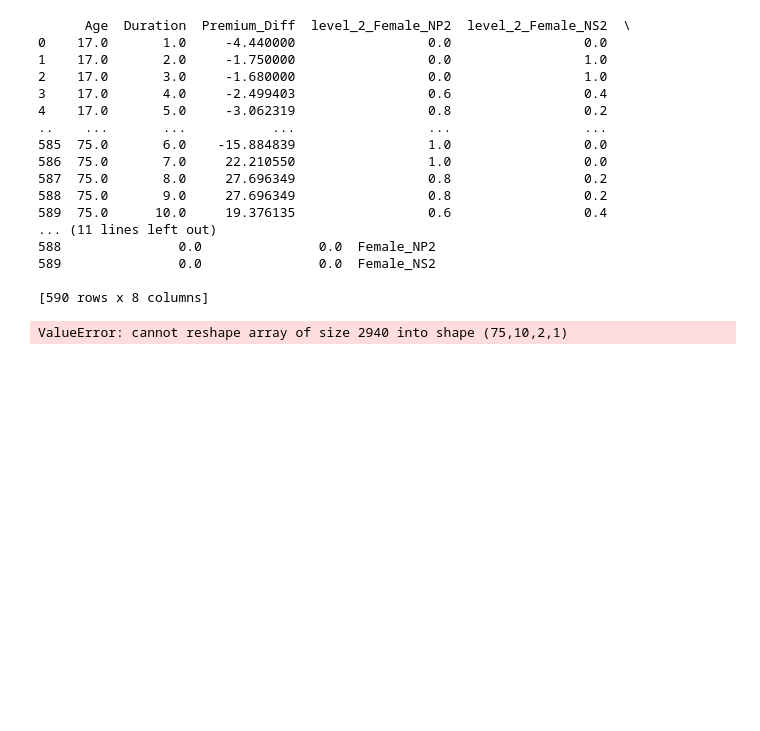
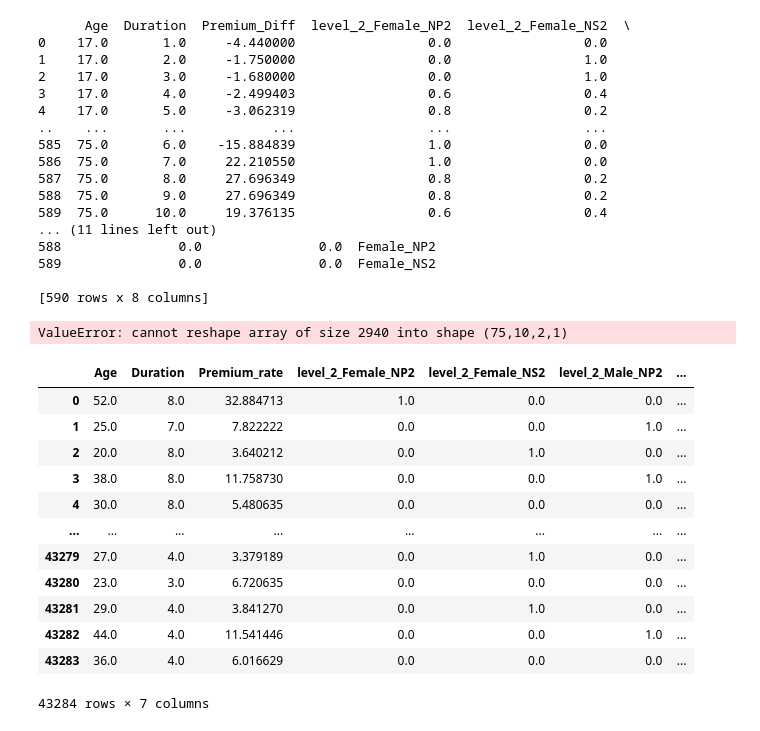
Before and after one commit to Dhaneshkp/DesktopAssistant, a Jupyter notebook: DATA_processing.ipynb, the cells around one changed output. Saved outputs shown, nothing was run; the diff lists cells and outputs as text; code cells hidden in the pictures; blank space fills up the shorter version.

```diff
--- a/DATA_processing.ipynb
+++ b/DATA_processing.ipynb
@@ -282,0 +311,39 @@ print(anomalies)
+# %%
+# prompt: for the dsata  result_df_no_na one hot encode the level_2
+
+import pandas as pd
+from sklearn.preprocessing import OneHotEncoder
+
+# Assuming 'result_df_no_na' is your DataFrame from the preceding code
+
+# Create a OneHotEncoder object
+encoder = OneHotEncoder(handle_unknown='ignore')
+
+# Fit the encoder to the 'level_2' column and transform it
+encoded_data = encoder.fit_transform(result_df_no_na[['level_2']])
+
+# Create a DataFrame from the encoded data
+encoded_df = pd.DataFrame(encoded_data.toarray(), columns=encoder.get_feature_names_out(['level_2']))
+
+# Concatenate the encoded DataFrame with the original DataFrame
+result_df_encoded = pd.concat([result_df_no_na, encoded_df], axis=1)
+
+# Optionally, drop the original 'level_2' column
+result_df_encoded = result_df_encoded.drop('level_2', axis=1)
+
+result_df_encoded.drop(['index'], axis=1,inplace=True)
+result_df_encoded
+# %% [output]
+|  | Age | Duration | Premium_rate | level_2_Female_NP2 | level_2_Female_NS2 | level_2_Male_NP2 | ... |
+| 0 | 52.0 | 8.0 | 32.884713 | 1.0 | 0.0 | 0.0 | ... |
+| 1 | 25.0 | 7.0 | 7.822222 | 0.0 | 0.0 | 1.0 | ... |
+| 2 | 20.0 | 8.0 | 3.640212 | 0.0 | 1.0 | 0.0 | ... |
+| 3 | 38.0 | 8.0 | 11.758730 | 0.0 | 0.0 | 1.0 | ... |
+| 4 | 30.0 | 8.0 | 5.480635 | 0.0 | 0.0 | 0.0 | ... |
+| ... | ... | ... | ... | ... | ... | ... | ... |
+| 43279 | 27.0 | 4.0 | 3.379189 | 0.0 | 1.0 | 0.0 | ... |
+| 43280 | 23.0 | 3.0 | 6.720635 | 0.0 | 0.0 | 0.0 | ... |
+| 43281 | 29.0 | 4.0 | 3.841270 | 0.0 | 1.0 | 0.0 | ... |
+| 43282 | 44.0 | 4.0 | 11.541446 | 0.0 | 0.0 | 1.0 | ... |
+| 43283 | 36.0 | 4.0 | 6.016629 | 0.0 | 0.0 | 0.0 | ... |
+43284 rows × 7 columns
```
Also changed, not shown: parts of 7 cells of this notebook.
